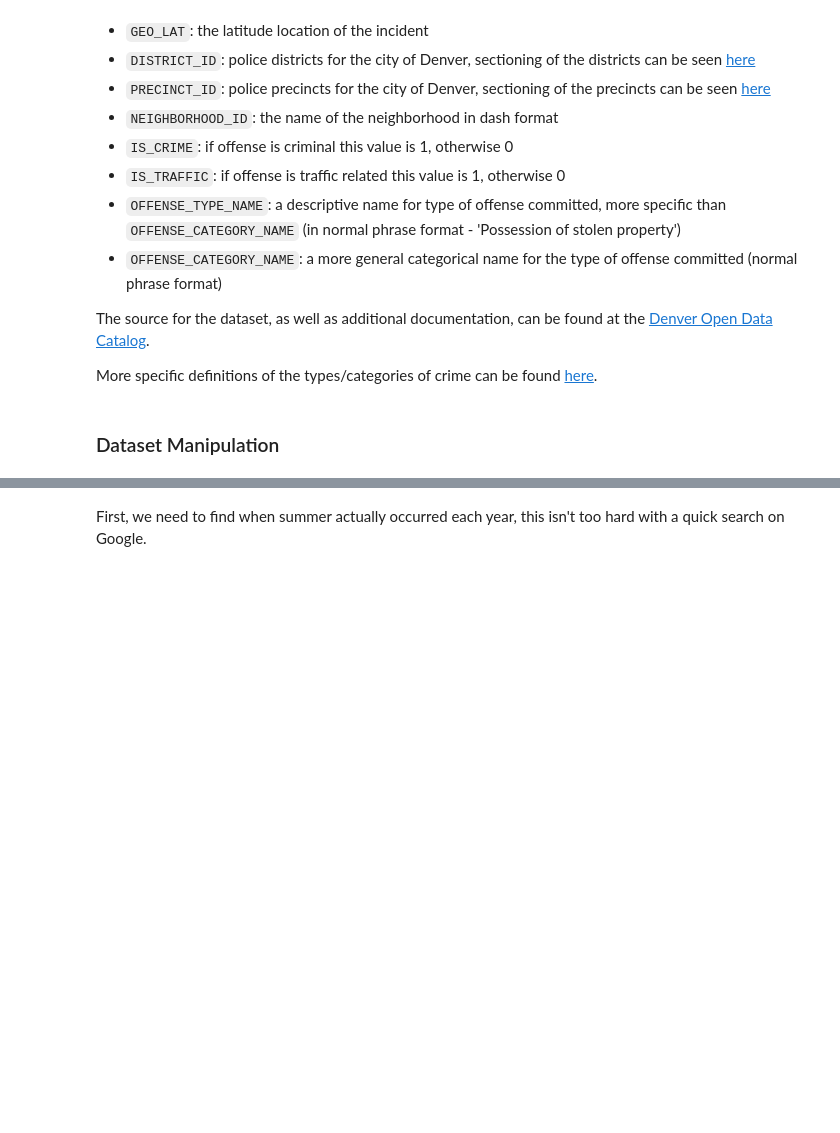
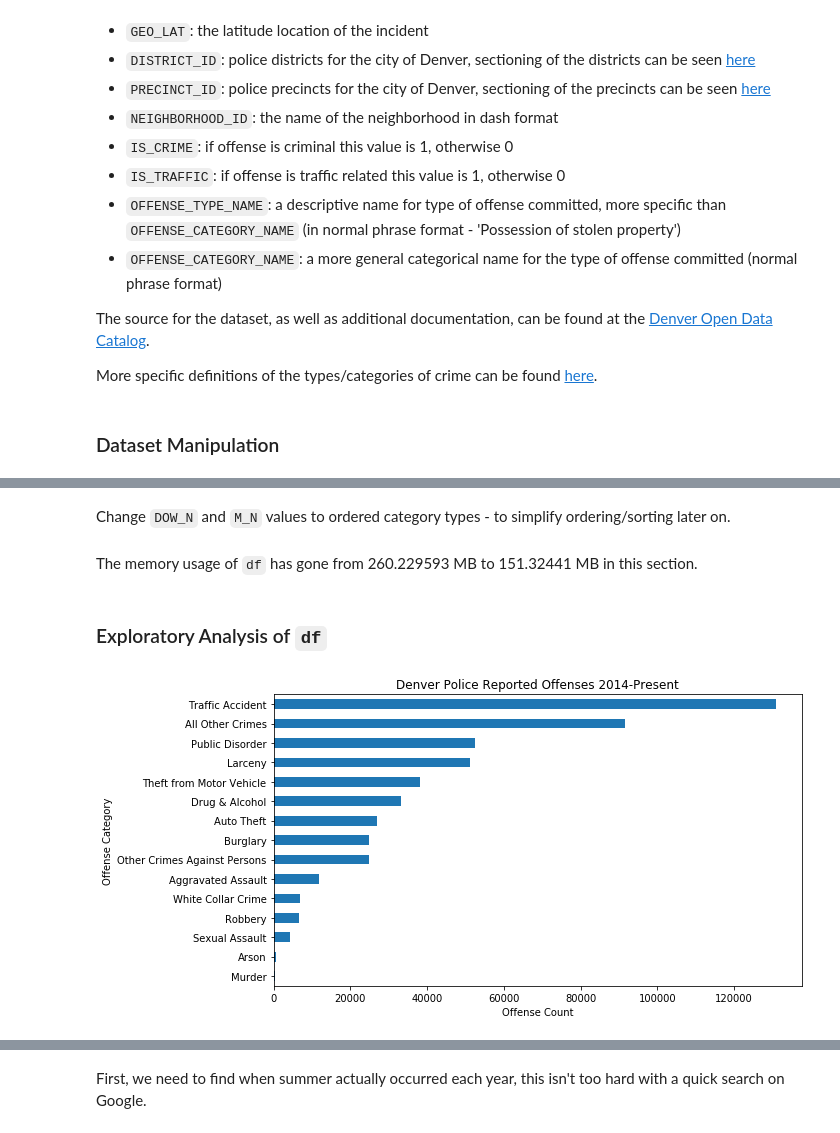
Before and after one commit to philbowman212/Thinkful_assignments, a Jupyter notebook: projects/capstone_1/denver_crime/crime_working.ipynb, the cells around one changed output, grey strips where cells are left out. Saved outputs shown, nothing was run; the diff lists cells and outputs as text; code cells hidden in the pictures; blank space fills up the shorter version.

```diff
--- a/projects/capstone_1/denver_crime/crime_working.ipynb
+++ b/projects/capstone_1/denver_crime/crime_working.ipynb
@@ -353,0 +122,3 @@ To answer this we should consider the proper rate at which to compare the two po
+# %%
+df.loc[:, 'OFFENSE_CATEGORY_NAME'] = df.OFFENSE_CATEGORY_NAME.astype('category')
+df.loc[:, 'DISTRICT_ID'] = df.DISTRICT_ID.astype('category')
@@ -353,0 +127,3 @@ To answer this we should consider the proper rate at which to compare the two po
+# %%
+bool_cols = ['IS_CRIME', 'IS_TRAFFIC']
+df.loc[:, bool_cols] = df.loc[:, bool_cols].astype(bool)
@@ -353,0 +136,3 @@ To answer this we should consider the proper rate at which to compare the two po
+# %%
+latest_date = df.FIRST_OCCURRENCE_DATE.max()
+acc_date = latest_date - pd.Timedelta(30, unit='d')
@@ -353,0 +198,4 @@ To answer this we should consider the proper rate at which to compare the two po
+# %%
+df.loc[:, 'DATE_DIFF'] = df.loc[:, 'REPORTED_DATE'] - df.loc[:, 'FIRST_OCCURRENCE_DATE']
+# %% [markdown]
+Change `DOW_N` and `M_N` values to ordered category types - to simplify ordering/sorting later on.
@@ -353,0 +219,19 @@ To answer this we should consider the proper rate at which to compare the two po
+# %%
+mem_after = mem()
+md('The memory usage of `df` has gone from %s to %s in this section.'%(mem_before, mem_after))
+# %% [output]
+The memory usage of `df` has gone from 260.229593 MB to 151.32441 MB in this section.
+# %% [markdown]
+### Exploratory Analysis of `df`
+# %%
+#graph the total incidents by their category name
+plt.figure(figsize=(10,5))
+df.OFFENSE_CATEGORY_NAME.value_counts().plot(kind='barh', legend=False)
+plt.ylabel('Offense Category')
+plt.xlabel('Offense Count')
+plt.title('Denver Police Reported Offenses 2014-Present')
+plt.gca().invert_yaxis()
+plt.tight_layout()
+plt.show()
+# %% [output]
+[figure, added]
```
Also changed, not shown: parts of 231 cells of this notebook, 1 other file.
